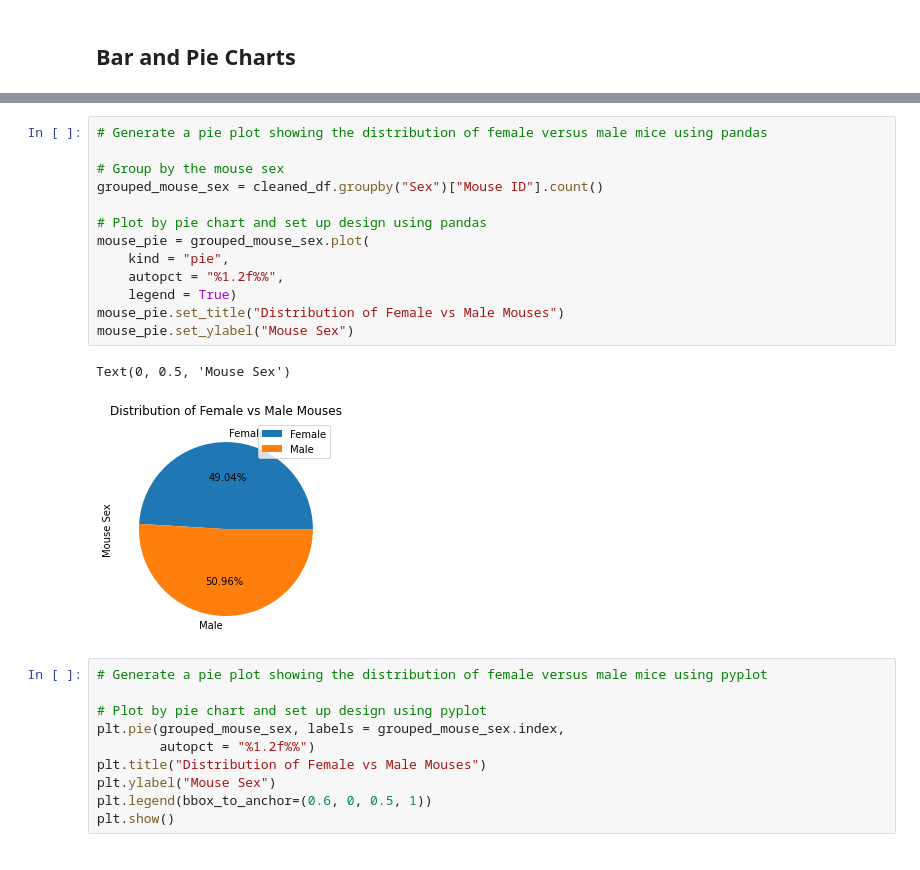
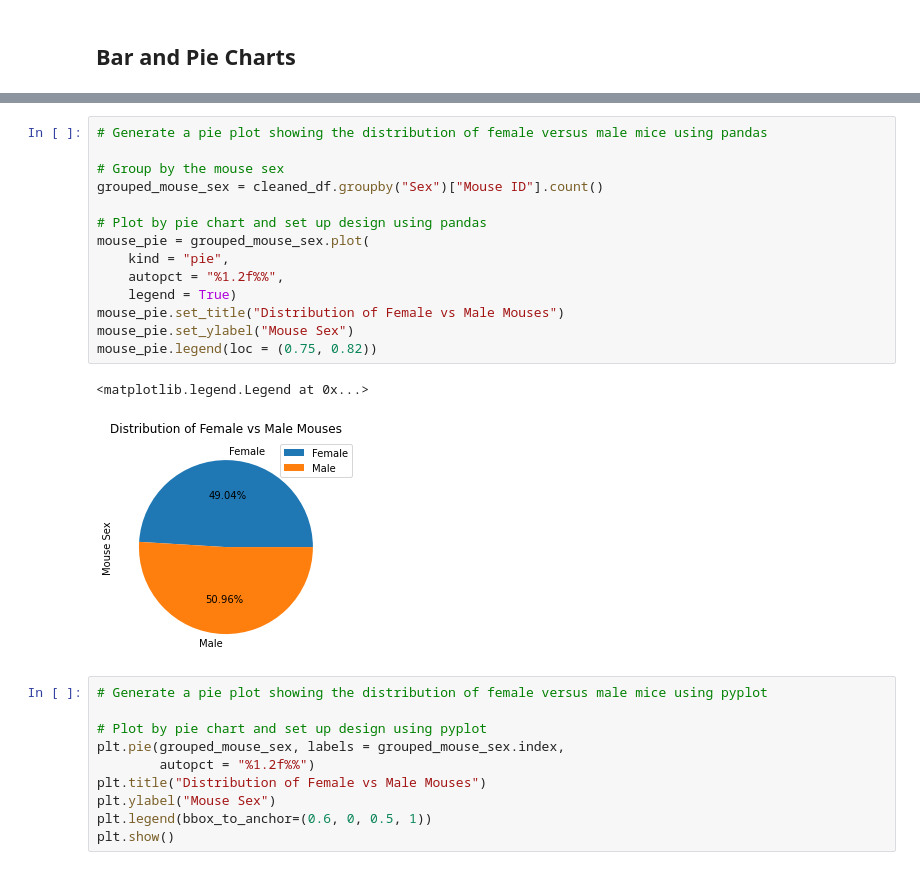
Before and after one commit to kk-deng/Pymaceuticals-Matplotlib, a Jupyter notebook: pymaceuticals_starter.ipynb, the cells around one changed output, grey strips where cells are left out. Drawn from its saved outputs; the diff is of its cells as text.

```diff
--- a/pymaceuticals_starter.ipynb
+++ b/pymaceuticals_starter.ipynb
@@ -185,19 +207,20 @@ plt.show()
 # %%
 # Generate a pie plot showing the distribution of female versus male mice using pandas
 
 # Group by the mouse sex
 grouped_mouse_sex = cleaned_df.groupby("Sex")["Mouse ID"].count()
 
 # Plot by pie chart and set up design using pandas
 mouse_pie = grouped_mouse_sex.plot(
     kind = "pie",
     autopct = "%1.2f%%",
     legend = True)
 mouse_pie.set_title("Distribution of Female vs Male Mouses")
 mouse_pie.set_ylabel("Mouse Sex")
+mouse_pie.legend(loc = (0.75, 0.82))
 # %% [output]
-Text(0, 0.5, 'Mouse Sex')
+<matplotlib.legend.Legend at 0x...>
-[figure, old version]
+[figure, new version]
 # %%
 # Generate a pie plot showing the distribution of female versus male mice using pyplot
 
```
Also changed, not shown: parts of 13 cells of this notebook, 1 other file.
